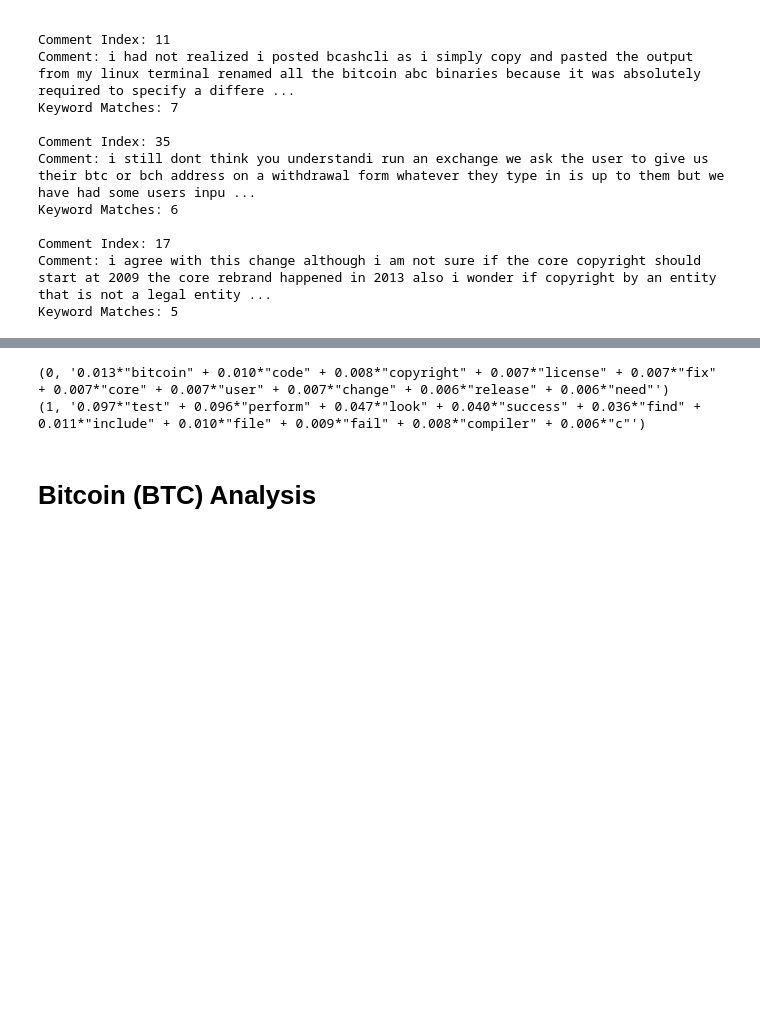
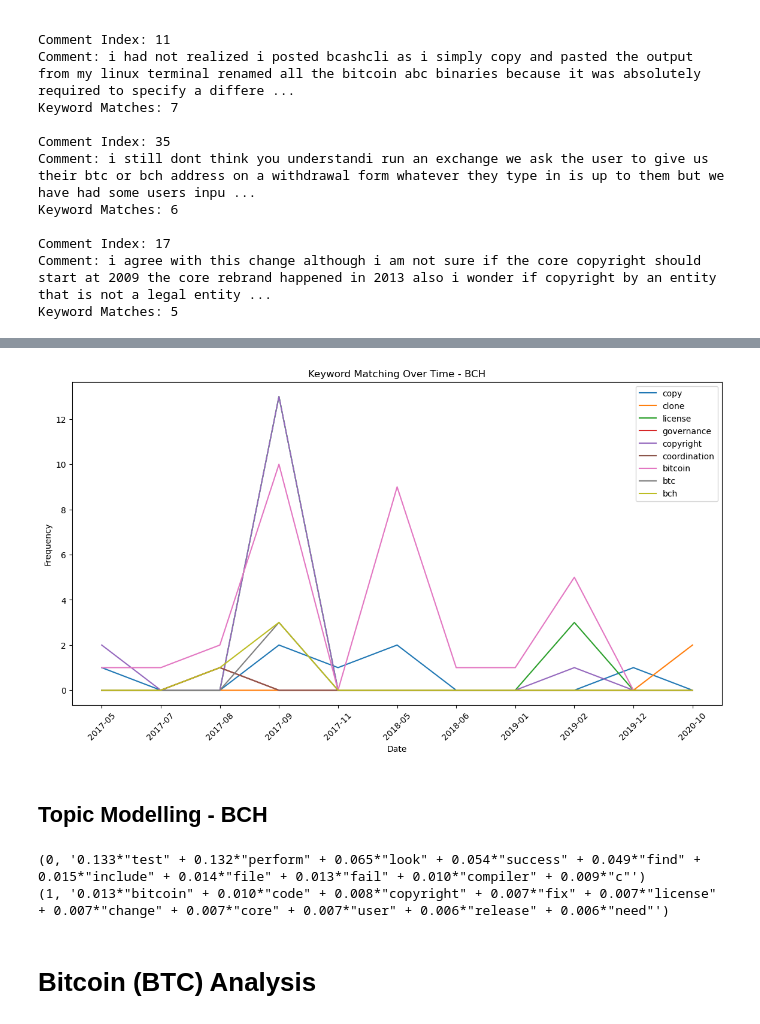
Before and after one commit to SavinduHerath/DSPP_Project_OSS_Forking, a Jupyter notebook: NLP_Analysis.ipynb, the cells around one changed output, grey strips where cells are left out. Cells and saved outputs as stored; diff of their text form; code cells hidden in the pictures; blank space fills up the shorter version.

```diff
--- a/NLP_Analysis.ipynb
+++ b/NLP_Analysis.ipynb
@@ -184,0 +186,26 @@ Keyword Matches: 5
+# %%
+# Convert created_at to datetime format
+preprocessed_df['created_at'] = pd.to_datetime(preprocessed_df['created_at'])
+
+# Apply the function to the preprocessed_comments column
+preprocessed_df['coord_term_counts'] = preprocessed_df['preprocessed_comments'].apply(lambda x: extract_coordination_terms(x, coord_terms))
+
+# Aggregate the counts of coordination terms over time
+# First, create a column for just the date (without time)
+preprocessed_df['date'] = preprocessed_df['created_at'].dt.to_period('M')
+
+# Initialize an empty Counter for aggregation
+agg_counts = Counter()
+
+# Sum up the counts per month
+for date, group in preprocessed_df.groupby('date'):
+    monthly_count = Counter()
+    for counts in group['coord_term_counts']:
+        monthly_count.update(counts)
+    agg_counts[date] = monthly_count
+
+# Convert aggregated counts to a DataFrame
+agg_df = pd.DataFrame.from_dict(agg_counts, orient='index').fillna(0)
+
+# Sort the DataFrame by the date index
+agg_df = agg_df.sort_index()
@@ -185,3 +227,19 @@ Keyword Matches: 5
+# %%
+# Plot the results
+plt.figure(figsize=(14, 7))
+for term in coord_terms:
+    if term in agg_df.columns:
+        plt.plot(agg_df.index.astype(str), agg_df[term], label=term)
+plt.xlabel('Date')
+plt.ylabel('Frequency')
+plt.title('Keyword Matching Over Time - BCH')
+plt.legend()
+plt.xticks(rotation=45)
+plt.show()
+# %% [output]
+[figure, added]
+# %% [markdown]
+## Topic Modelling - BCH
 # %%
 # Prepare LDA data
 id2word, corpus, data_words = prepare_lda_data(preprocessed_df['preprocessed_comments'])
@@ -195,10 +253,10 @@ for topic in topics:
     print(topic)
 
 # Visualize the topics
-visualize_topics(lda_model, corpus, id2word)
+visualize_topics(lda_model, corpus, id2word, 'BCH_lda_topics.html')
 # %% [output]
-(0, '0.013*"bitcoin" + 0.010*"code" + 0.008*"copyright" + 0.007*"license" + 0.007*"fix" + 0.007*"core" + 0.007*"user" + 0.007*"change" + 0.006*"release" + 0.006*"need"')
-(1, '0.097*"test" + 0.096*"perform" + 0.047*"look" + 0.040*"success" + 0.036*"find" + 0.011*"include" + 0.010*"file" + 0.009*"fail" + 0.008*"compiler" + 0.006*"c"')
+(0, '0.133*"test" + 0.132*"perform" + 0.065*"look" + 0.054*"success" + 0.049*"find" + 0.015*"include" + 0.014*"file" + 0.013*"fail" + 0.010*"compiler" + 0.009*"c"')
+(1, '0.013*"bitcoin" + 0.010*"code" + 0.008*"copyright" + 0.007*"fix" + 0.007*"license" + 0.007*"change" + 0.007*"core" + 0.007*"user" + 0.006*"release" + 0.006*"need"')
 # %% [markdown]
 # Bitcoin (BTC) Analysis
 # %%
```
Also changed, not shown: parts of 12 cells of this notebook, 6 other files.
